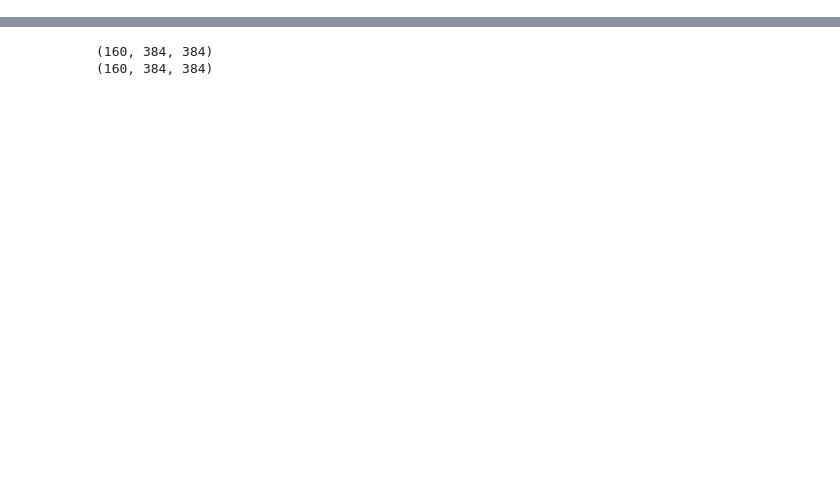
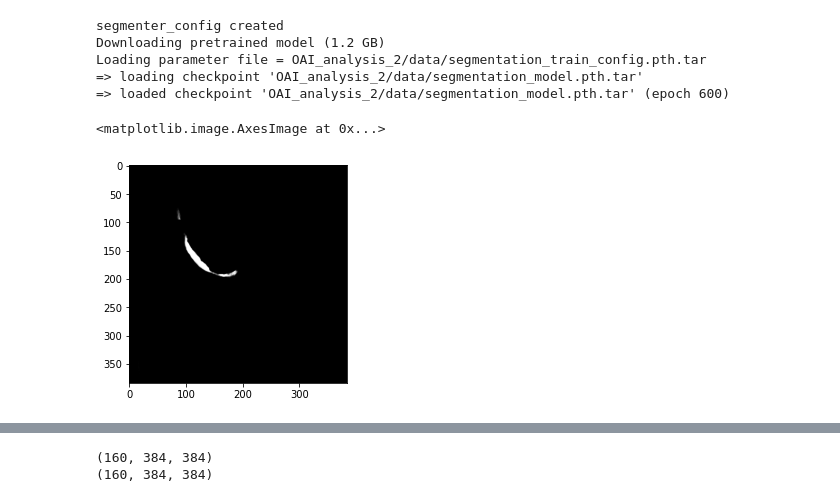
Before and after one commit to uncbiag/OAI_analysis_2, a Jupyter notebook: notebooks/FullDemo.ipynb, the cells around one changed output, grey strips where cells are left out. Saved outputs shown, nothing was run; the diff lists cells and outputs as text; code cells hidden in the pictures; blank space fills up the shorter version.

Commit message:
Adding notebook with segmentation in FullDemo
Former-commit-id: ee400724121477086e69328b2266f2333e60c1dc

```diff
--- a/notebooks/FullDemo.ipynb
+++ b/notebooks/FullDemo.ipynb
@@ -31,3 +42,24 @@ output.enable_custom_widget_manager()
+# %%
+import os
+import sys
+
+test_volume = itk.imread(os.path.join("OAIData", "image_preprocessed.nii.gz"))
+
+obj = oai_analysis_2.AnalysisObject()
+FC_prob, TC_prob = obj.segment(test_volume)
+# %% [output]
+segmenter_config created
+Downloading pretrained model (1.2 GB)
+Loading parameter file = OAI_analysis_2/data/segmentation_train_config.pth.tar
+=> loading checkpoint 'OAI_analysis_2/data/segmentation_model.pth.tar'
+=> loaded checkpoint 'OAI_analysis_2/data/segmentation_model.pth.tar' (epoch 600)
+# %%
+# Visualize the segmented FC probability map
+
+plt.imshow(FC_prob[85], cmap='gray')
+# %% [output]
+<matplotlib.image.AxesImage at 0x...>
+[figure, added]
 # %%
 # Register the Atlas and the given image
 
```
Also changed, not shown: parts of 8 cells of this notebook.
